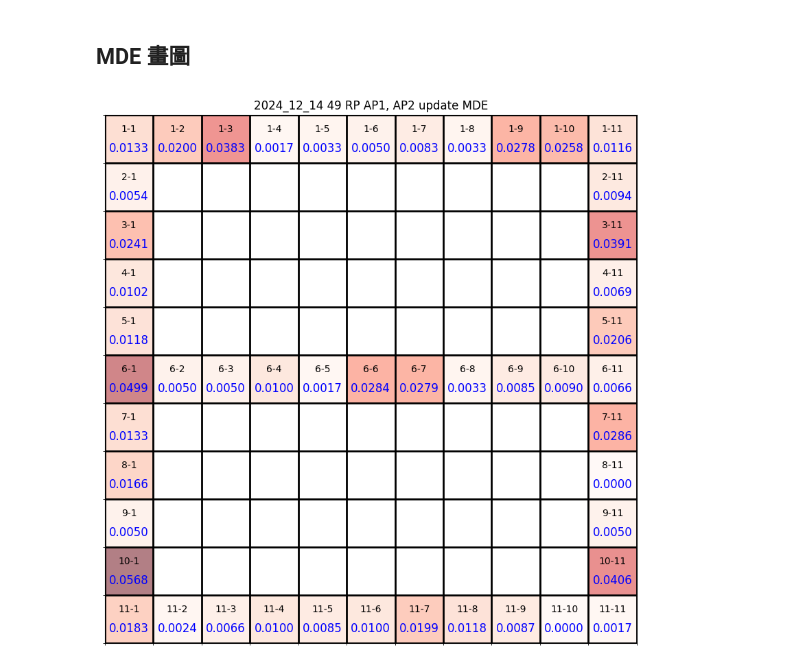
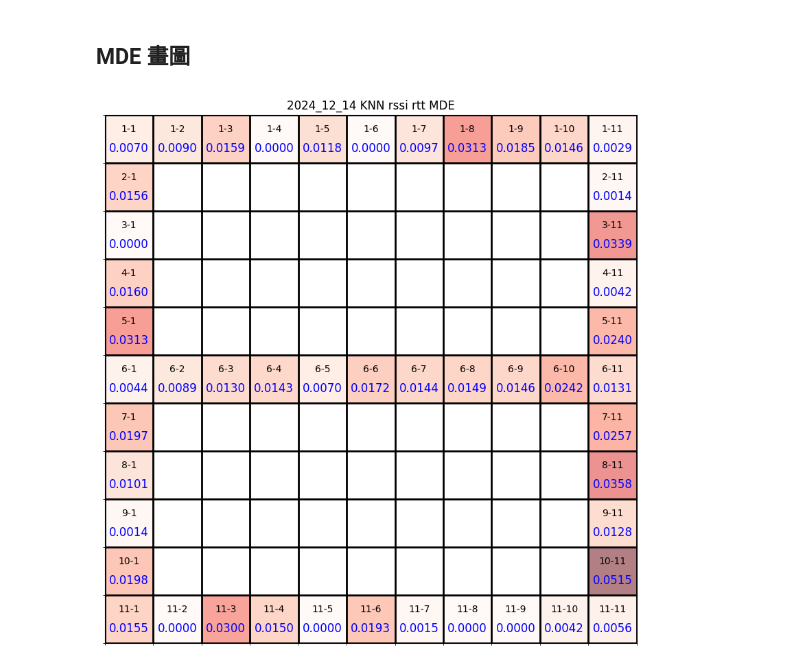
Before and after one commit to oscar9335/RTT_Research, a Jupyter notebook: Research/model_KNN.ipynb, the cells around one changed output. Cells and saved outputs as stored; diff of their text form; code cells hidden in the pictures.

```diff
--- a/Research/model_KNN.ipynb
+++ b/Research/model_KNN.ipynb
@@ -41,8 +41,8 @@ path_template = 'timestamp_allignment_Balanced_2024_12_14_rtt_logs.csv'
 
 # selected_columns = ['Label', 'AP1_Distance (mm)','AP2_Distance (mm)','AP3_Distance (mm)','AP4_Distance (mm)']
 
-selected_columns = ['Label', 'AP1_Rssi','AP2_Rssi','AP3_Rssi','AP4_Rssi',
-                    'AP1_Distance (mm)','AP2_Distance (mm)','AP3_Distance (mm)','AP4_Distance (mm)']
+# selected_columns = ['Label', 'AP1_Rssi','AP2_Rssi','AP3_Rssi','AP4_Rssi',
+#                     'AP1_Distance (mm)','AP2_Distance (mm)','AP3_Distance (mm)','AP4_Distance (mm)']
 
 # selected_columns = ['Label', 'AP1_Distance (mm)','AP2_Distance (mm)',
 #                     'AP1_Rssi','AP2_Rssi']
@@ -50,9 +50,9 @@ selected_columns = ['Label', 'AP1_Rssi','AP2_Rssi','AP3_Rssi','AP4_Rssi',
 # selected_columns = ['Label', 'AP1_Distance (mm)','AP2_Distance (mm)','AP3_Distance (mm)','AP4_Distance (mm)',
 #                     'AP1_StdDev (mm)','AP2_StdDev (mm)','AP3_StdDev (mm)','AP4_StdDev (mm)']
 
-# selected_columns = ['Label', 'AP1_Distance (mm)','AP2_Distance (mm)','AP3_Distance (mm)','AP4_Distance (mm)',
-#                     'AP1_StdDev (mm)','AP2_StdDev (mm)','AP3_StdDev (mm)','AP4_StdDev (mm)',
-#                     'AP1_Rssi','AP2_Rssi','AP3_Rssi','AP4_Rssi']
+selected_columns = ['Label', 'AP1_Distance (mm)','AP2_Distance (mm)','AP3_Distance (mm)','AP4_Distance (mm)',
+                    'AP1_StdDev (mm)','AP2_StdDev (mm)','AP3_StdDev (mm)','AP4_StdDev (mm)',
+                    'AP1_Rssi','AP2_Rssi','AP3_Rssi','AP4_Rssi']
 
 # selected_columns = ['Label', 'AP1_Corrected Distance (mm)','AP2_Corrected Distance (mm)','AP3_Corrected Distance (mm)','AP4_Corrected Distance (mm)',
 #                     'AP1_Rssi','AP2_Rssi','AP3_Rssi','AP4_Rssi']
@@ -76,8 +76,8 @@ val_size=0.1
 
 target_column = 'Label'  # 替換成目標欄位名稱
 
-# # 替換目標欄位的 label
-# data[target_column] = data[target_column].astype(str).map(label_mapping)
+# 替換目標欄位的 label
+data[target_column] = data[target_column].astype(str).map(label_mapping)
 
 # # 只對需要映射的值進行處理，保留已正確的值
 # data[target_column] = data[target_column].apply(
@@ -85,9 +85,9 @@ target_column = 'Label'  # 替換成目標欄位名稱
 # )
 
 # 確認是否有未映射的值
-# unmapped_values = data[target_column][data[target_column].isna()].unique()
-# if len(unmapped_values) > 0:
-#     print("以下值未找到對應的映射：", unmapped_values)
+unmapped_values = data[target_column][data[target_column].isna()].unique()
+if len(unmapped_values) > 0:
+    print("以下值未找到對應的映射：", unmapped_values)
 
 # # 確認是否有未映射的值
 # unmapped_values = data[target_column][~data[target_column].isin(label_mapping.values())].unique()
@@ -524,6 +524,7 @@ plt.show()
 ##  MDE 畫圖
 # %%
 Title = f"{date} {ti} MDE"
+Title = "2024_12_14 KNN rssi rtt MDE"
 file_path = f'mde_report_{date}.json'
 
 # 載入 JSON 報告
@@ -541,34 +542,34 @@ for key, value in mde_data.items():
         r, c = map(int, key.split('-'))
         grid[rows - r, c - 1] = value["mde"]  # 反轉行索引以正確對應圖表
         labels[rows - r, c - 1] = key
 
 # 繪製圖表
 fig, ax = plt.subplots(figsize=(10, 10))
 cmap = plt.cm.Reds  # 顏色映射
 
 # 畫出每個網格
 for i in range(rows):
     for j in range(cols):
         value = grid[i, j]
         label = labels[i, j]
         if not np.isnan(value):
             ax.text(j, i + 0.2, f'{label}', ha='center', va='center', color='black', fontsize=10)
             ax.text(j, i - 0.2, f'{value:.4f}', ha='center', va='center', color='blue', fontsize=12)
         rect_color = cmap(value / np.nanmax(grid)) if not np.isnan(value) else 'white'
         ax.add_patch(plt.Rectangle((j - 0.5, i - 0.5), 1, 1, color=rect_color, alpha=0.5))
 
 # 格式化圖表
 ax.set_xlim(-0.5, cols - 0.5)
 ax.set_ylim(-0.5, rows - 0.5)
 ax.set_xticks(np.arange(-0.5, cols, 1), minor=True)
 ax.set_yticks(np.arange(-0.5, rows, 1), minor=True)
 ax.grid(which="minor", color="black", linestyle='-', linewidth=2)
 ax.tick_params(left=False, bottom=False, labelleft=False, labelbottom=False)
 
 plt.title(Title)
 plt.show()
 # %% [output]
-[figure, old version]
+[figure, new version]
 # %%
 # # Calculate the number of rows with NaN values
 # nan_rows = data_imputed.isnull().any(axis=1).sum()
```
Also changed, not shown: parts of 8 cells of this notebook, 4 other files.
